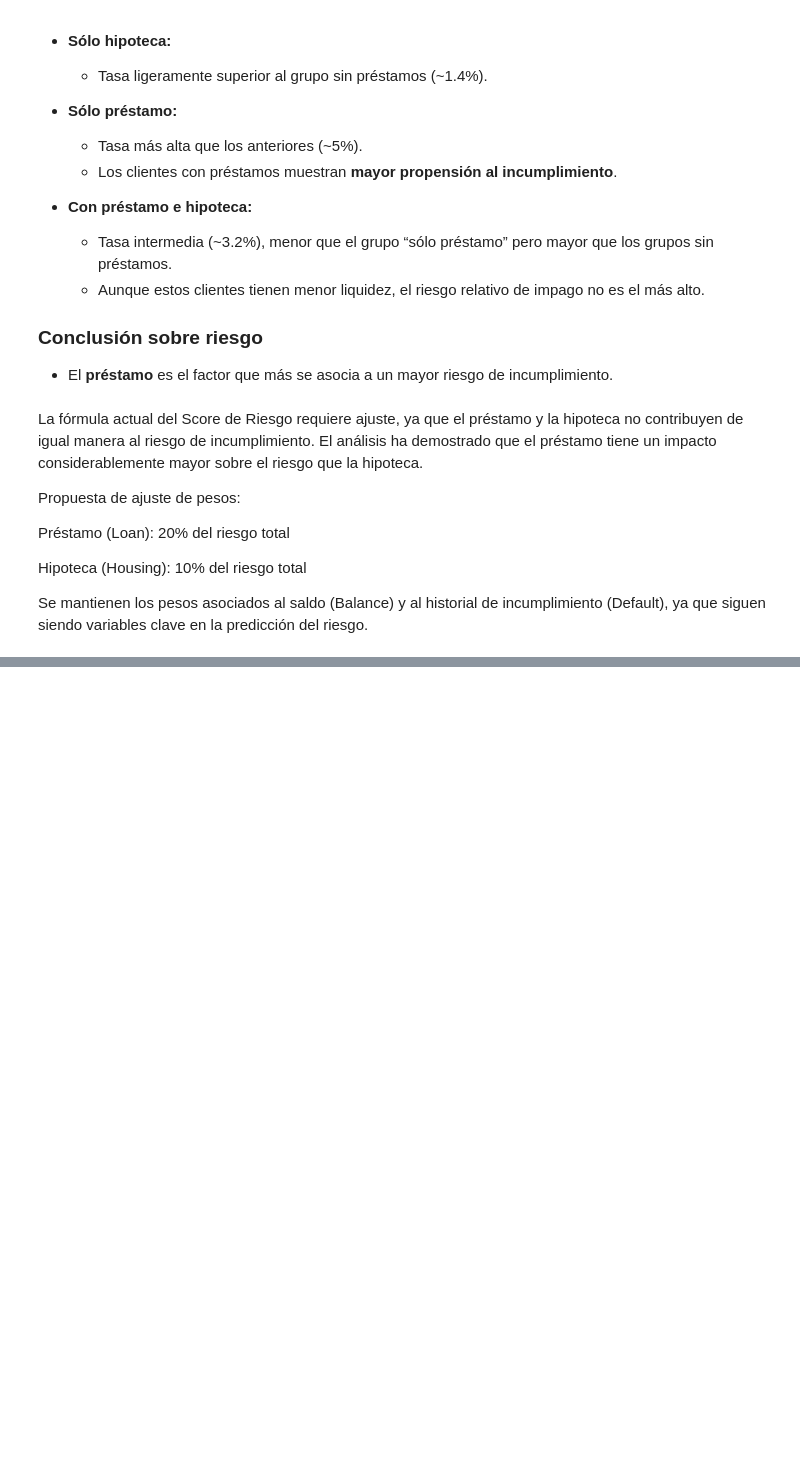
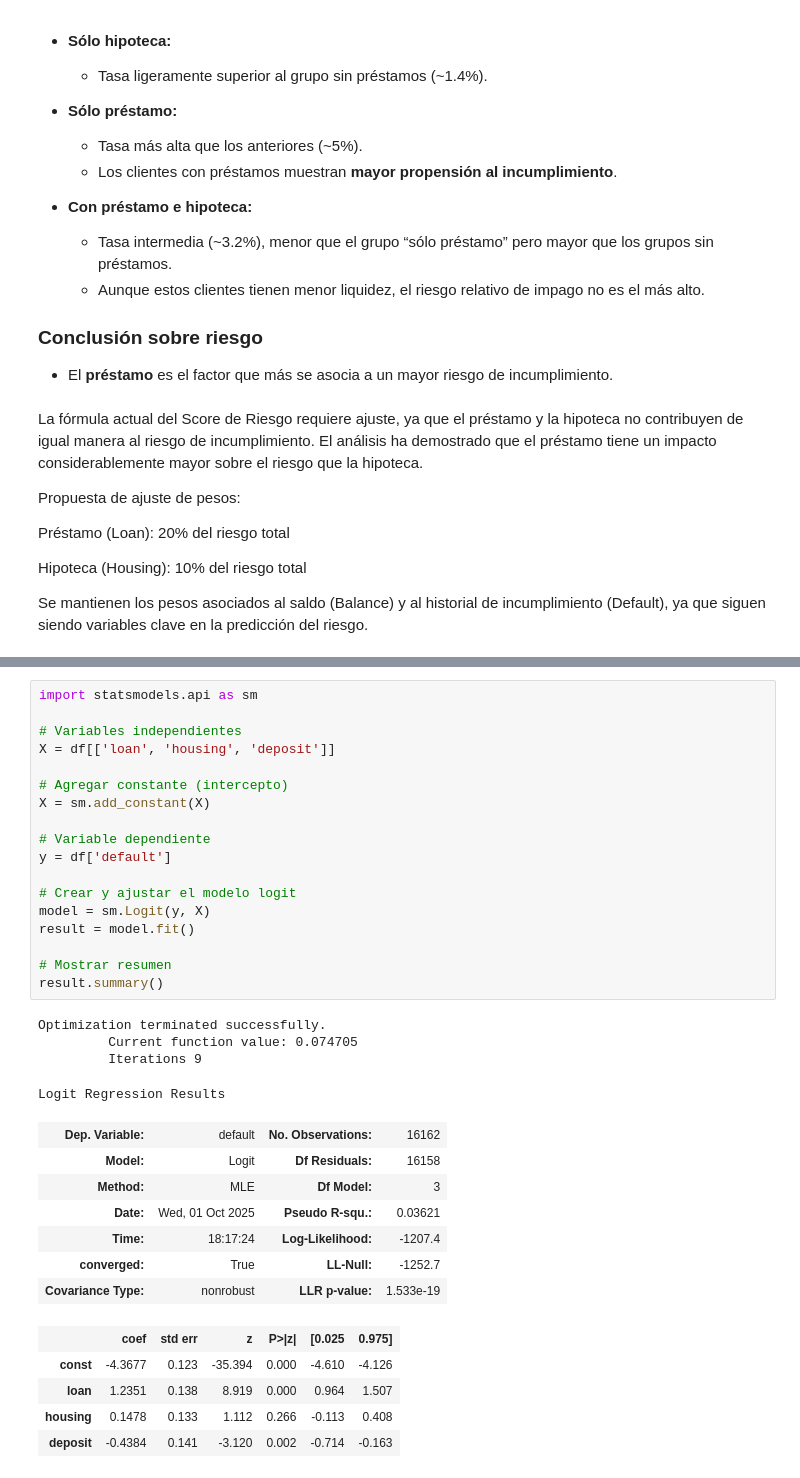
Before and after one commit to Lambda-14/Sim-Empresa, a Jupyter notebook: Equip_16/Borrador/Finanzas y riesgo crediticio/banca_22.09_finanzas.ipynb, the cells around one changed output, grey strips where cells are left out. Cells and saved outputs as stored; diff of their text form; blank space fills up the shorter version.

```diff
--- a/Equip_16/Borrador/Finanzas y riesgo crediticio/banca_22.09_finanzas.ipynb
+++ b/Equip_16/Borrador/Finanzas y riesgo crediticio/banca_22.09_finanzas.ipynb
@@ -298,2 +301,37 @@ Modificar Housing para que sea condicional:
 - Si no hay préstamo, tener hipoteca aumenta ligeramente el riesgo (peso positivo que sume al score de riesgo, por ejemplo 10%).
 - Esto convierte a Housing en un factor condicional/interactivo, no lineal ni uniforme.
+# %%
+import statsmodels.api as sm
+
+# Variables independientes
+X = df[['loan', 'housing', 'deposit']]
+
+# Agregar constante (intercepto)
+X = sm.add_constant(X)
+
+# Variable dependiente
+y = df['default']
+
+# Crear y ajustar el modelo logit
+model = sm.Logit(y, X)
+result = model.fit()
+
+# Mostrar resumen
+result.summary()
+# %% [output]
+Optimization terminated successfully.
+         Current function value: 0.074705
+         Iterations 9
+Logit Regression Results
+| Dep. Variable: | default | No. Observations: | 16162 |
+| Model: | Logit | Df Residuals: | 16158 |
+| Method: | MLE | Df Model: | 3 |
+| Date: | Wed, 01 Oct 2025 | Pseudo R-squ.: | 0.03621 |
+| Time: | 18:17:24 | Log-Likelihood: | -1207.4 |
+| converged: | True | LL-Null: | -1252.7 |
+| Covariance Type: | nonrobust | LLR p-value: | 1.533e-19 |
+|  | coef | std err | z | P>|z| | [0.025 | 0.975] |
+| const | -4.3677 | 0.123 | -35.394 | 0.000 | -4.610 | -4.126 |
+| loan | 1.2351 | 0.138 | 8.919 | 0.000 | 0.964 | 1.507 |
+| housing | 0.1478 | 0.133 | 1.112 | 0.266 | -0.113 | 0.408 |
+| deposit | -0.4384 | 0.141 | -3.120 | 0.002 | -0.714 | -0.163 |
```
Also changed, not shown: parts of 6 cells of this notebook.
